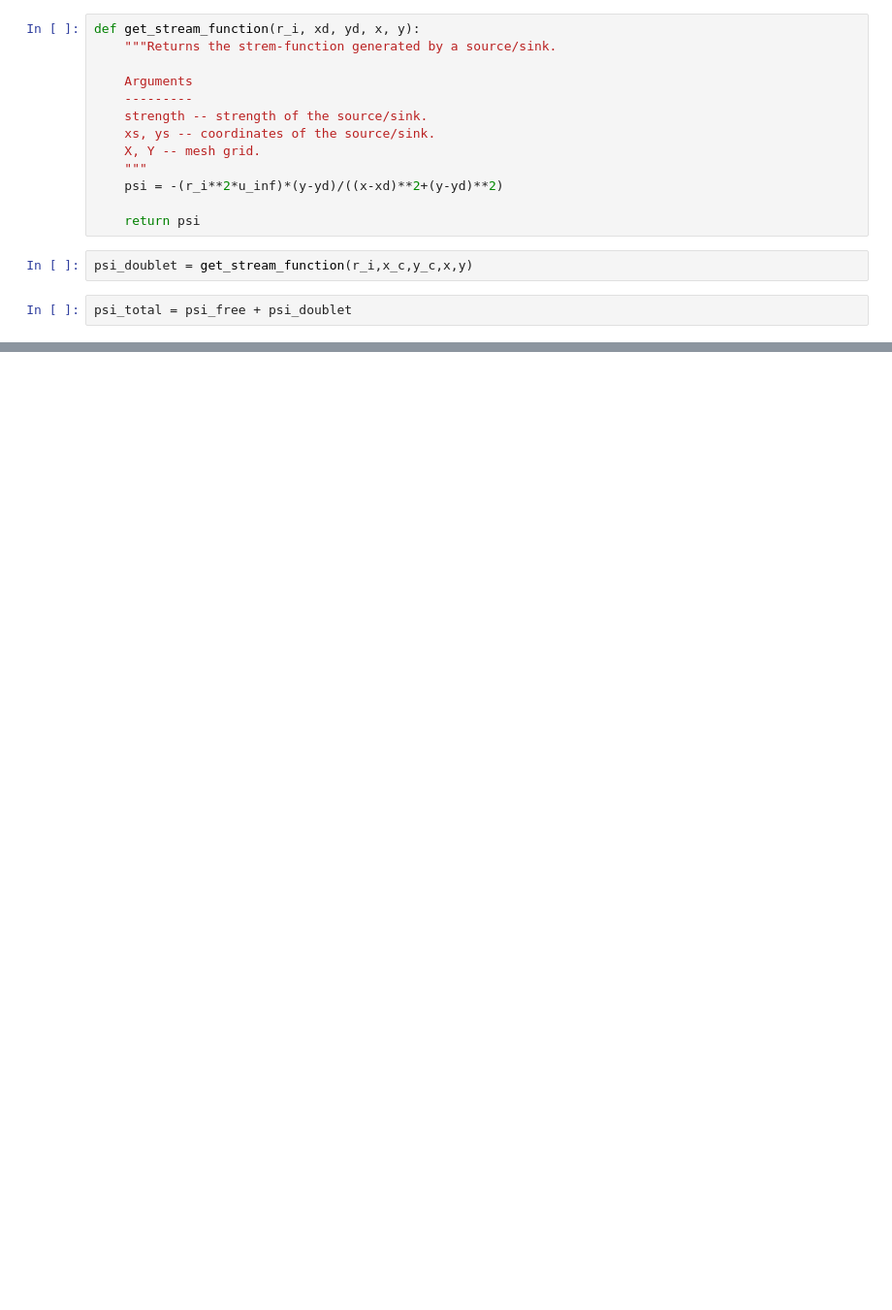
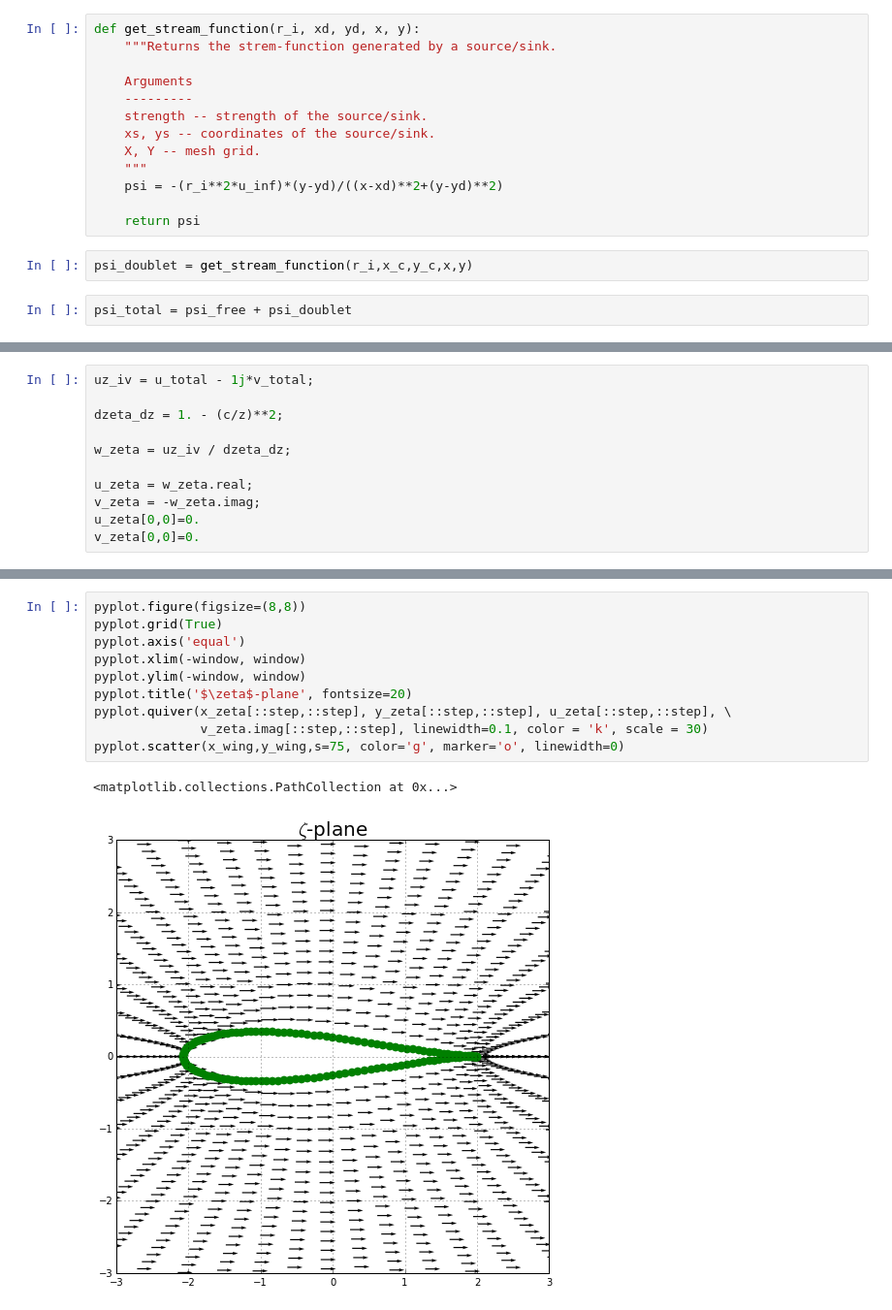
Before and after one commit to bornemeierm/MAE6226, a Jupyter notebook: Joukowski Transformation Cylindrical Mesh.ipynb, the cells around one changed output, grey strips where cells are left out. Shown at 97% size. Drawn from its saved outputs; the diff is of its cells as text; blank space fills up the shorter version.

```diff
--- a/Joukowski Transformation Cylindrical Mesh.ipynb
+++ b/Joukowski Transformation Cylindrical Mesh.ipynb
@@ -89,0 +132,11 @@ pyplot.contour(x_zeta, y_zeta, psi_total, levels, colors='k',linewidth=1,linesty
+# %%
+uz_iv = u_total - 1j*v_total;
+
+dzeta_dz = 1. - (c/z)**2;
+
+w_zeta = uz_iv / dzeta_dz;
+
+u_zeta = w_zeta.real;
+v_zeta = -w_zeta.imag;
+u_zeta[0,0]=0.
+v_zeta[0,0]=0.
@@ -89,0 +156,13 @@ pyplot.contour(x_zeta, y_zeta, psi_total, levels, colors='k',linewidth=1,linesty
+# %%
+pyplot.figure(figsize=(8,8))
+pyplot.grid(True)
+pyplot.axis('equal')
+pyplot.xlim(-window, window)
+pyplot.ylim(-window, window)
+pyplot.title('$\zeta$-plane', fontsize=20)
+pyplot.quiver(x_zeta[::step,::step], y_zeta[::step,::step], u_zeta[::step,::step], \
+              v_zeta.imag[::step,::step], linewidth=0.1, color = 'k', scale = 30)
+pyplot.scatter(x_wing,y_wing,s=75, color='g', marker='o', linewidth=0)
+# %% [output]
+<matplotlib.collections.PathCollection at 0x...>
+[figure, added]
```
Also changed, not shown: parts of 31 cells of this notebook.
